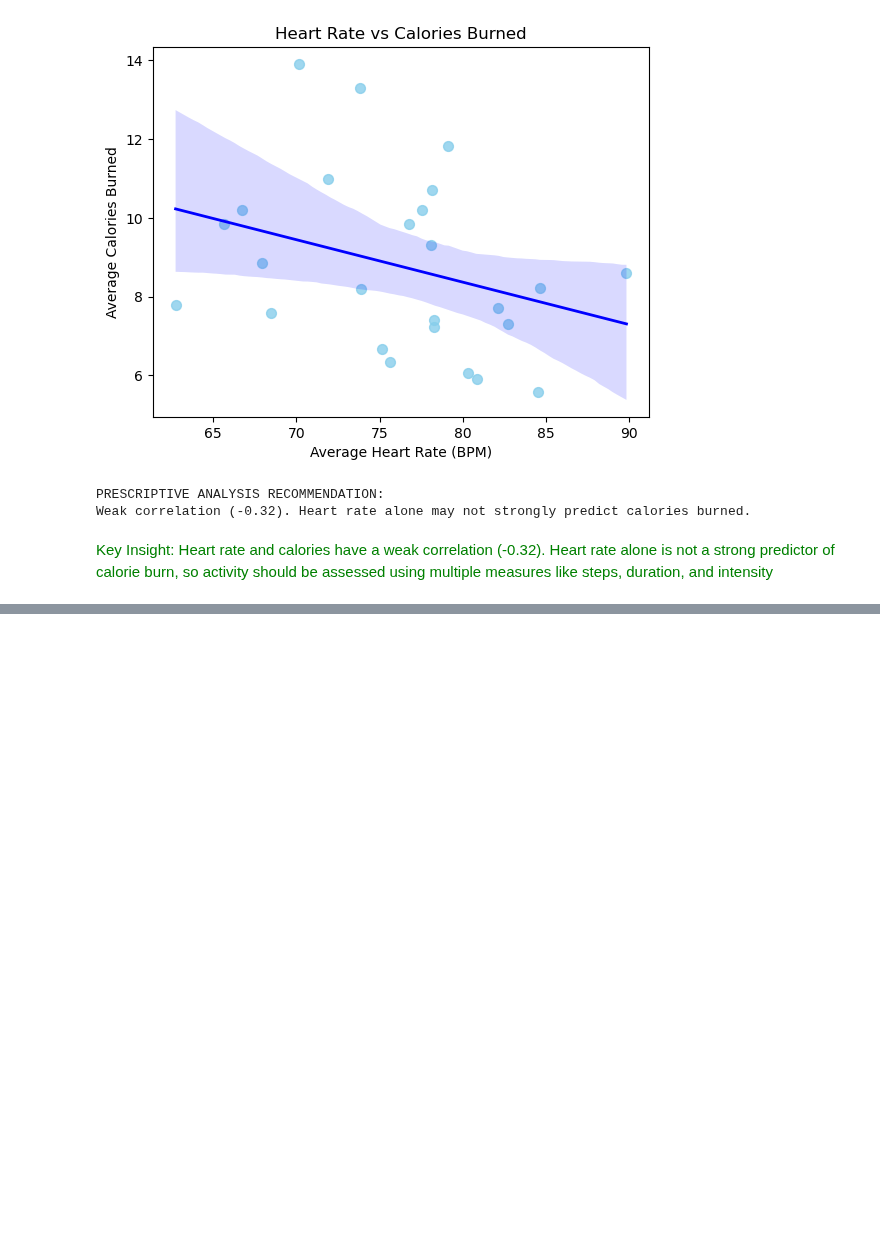
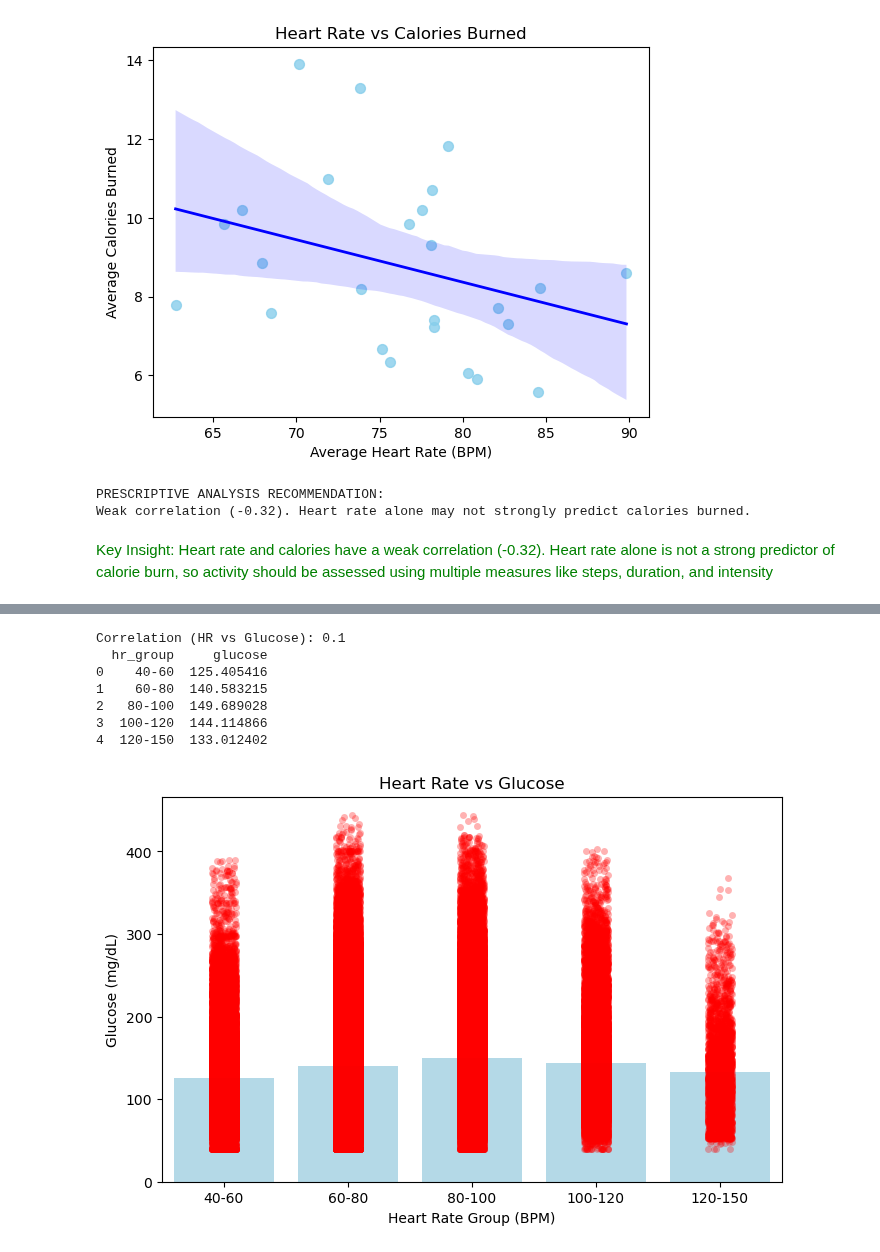
Before and after one commit to msdesh99/Python-Data-Analysis, a Jupyter notebook: Team11_PyQuester_Prescriptive_Analysis.ipynb, the cells around one changed output, grey strips where cells are left out. Drawn from its saved outputs; the diff is of its cells as text; code cells hidden in the pictures; blank space fills up the shorter version.

```diff
--- a/Team11_PyQuester_Prescriptive_Analysis.ipynb
+++ b/Team11_PyQuester_Prescriptive_Analysis.ipynb
@@ -256,0 +268,38 @@ Heart rate and calories have a weak correlation (-0.32). Heart rate alone is not
+# %%
+import pandas as pd
+import seaborn as sns
+import matplotlib.pyplot as plt
+
+# Load data
+df = pd.read_csv(patients_demographic_path)
+
+# Create heart rate groups
+df['hr_group'] = pd.cut(df['heart_rate'],
+                        bins=[40, 60, 80, 100, 120, 150],
+                        labels=['40-60','60-80','80-100','100-120','120-150'])
+
+# Correlation
+print("Correlation (HR vs Glucose):", df['heart_rate'].corr(df['glucose']).round(2))
+
+# Average glucose per group
+avg_glucose = df.groupby('hr_group', observed=True)['glucose'].mean().reset_index()
+print(avg_glucose)
+
+# Plot
+plt.figure(figsize=(8,5))
+sns.barplot(data=avg_glucose, x='hr_group', y='glucose', color='skyblue', alpha=0.7)
+sns.stripplot(data=df, x='hr_group', y='glucose', color='red', alpha=0.3, jitter=True)
+
+plt.title('Heart Rate vs Glucose')
+plt.xlabel('Heart Rate Group (BPM)')
+plt.ylabel('Glucose (mg/dL)')
+plt.show()
+# %% [output]
+Correlation (HR vs Glucose): 0.1
+  hr_group     glucose
+0    40-60  125.405416
+1    60-80  140.583215
+2   80-100  149.689028
+3  100-120  144.114866
+4  120-150  133.012402
+[figure, added]
```
Also changed, not shown: parts of 5 cells of this notebook.
